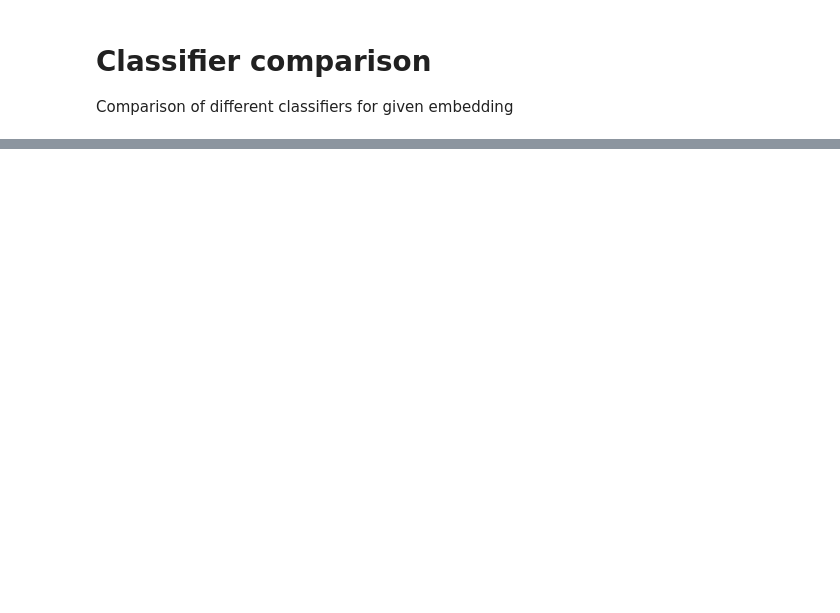
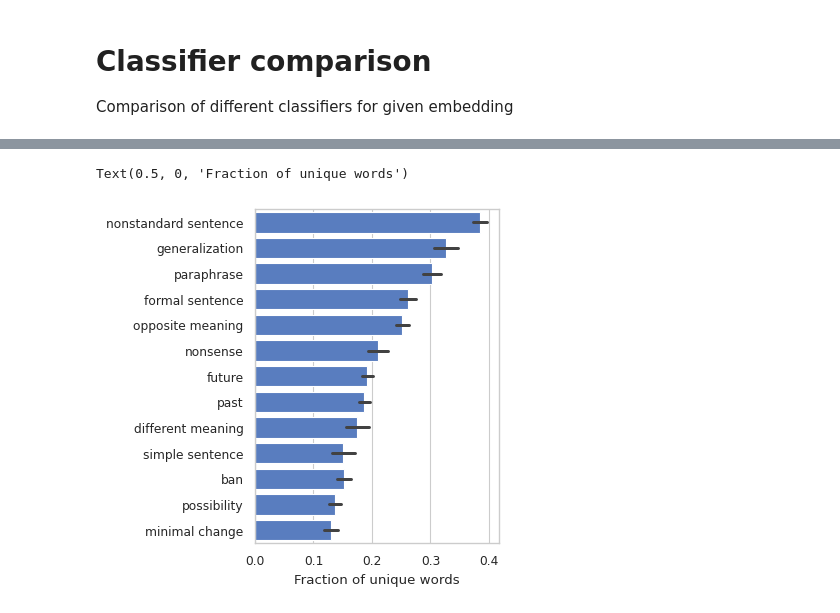
Before and after one commit to johnvojtech/sentence-topology, a Jupyter notebook: notebooks/classifier_comparison.ipynb, the cells around one changed output, grey strips where cells are left out. Saved outputs shown, nothing was run; the diff lists cells and outputs as text; code cells hidden in the pictures; blank space fills up the shorter version.

```diff
--- a/notebooks/classifier_comparison.ipynb
+++ b/notebooks/classifier_comparison.ipynb
@@ -129,0 +226,13 @@ Text(0.5, 1.0, 'Classification F1-scores for SBERT embeddings')
+# %%
+fig, axis = plt.subplots(1, 1, figsize=(8*CM, 11*CM))
+order = ["nonstandard sentence", "generalization", "paraphrase", "formal sentence", "opposite meaning", "nonsense", "future", "past", "different meaning", "simple sentence", "ban", "possibility", "minimal change"]
+color = sns.color_palette(n_colors=1)[0]
+sns.barplot(costra, y='trans', x='words_unique', order=order, color=color, ax=axis, orient='h')
+#axis.set_ylabel("Transformation")
+axis.set_ylabel("")
+axis.set_xlabel("Fraction of unique words")
+#ticks = [0, 0.125, 0.25, 0.375, 0.5]
+#axis.set_xticks(ticks, [str(t) for t in ticks])
+# %% [output]
+Text(0.5, 0, 'Fraction of unique words')
+[figure, added]
```
Also changed, not shown: parts of 19 cells of this notebook.
